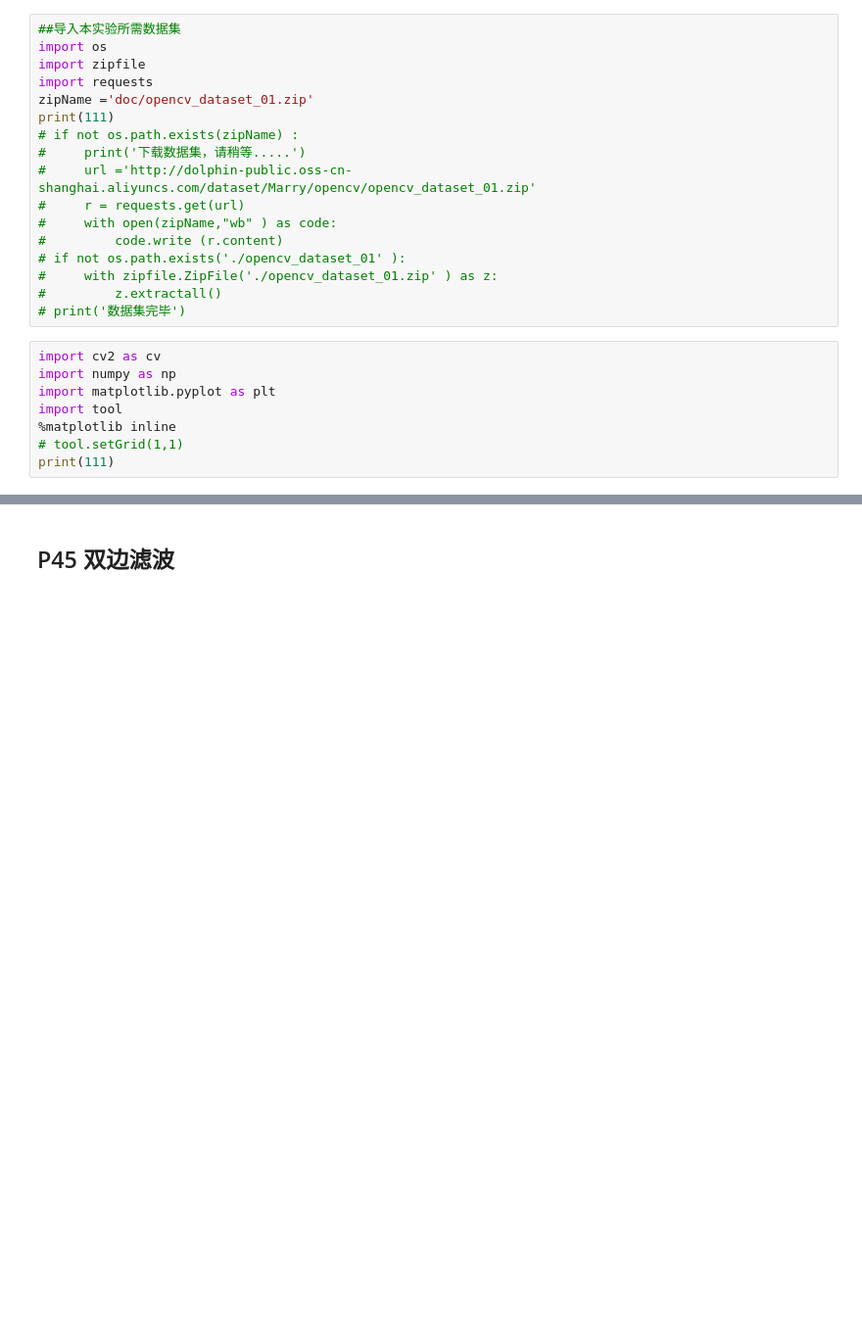
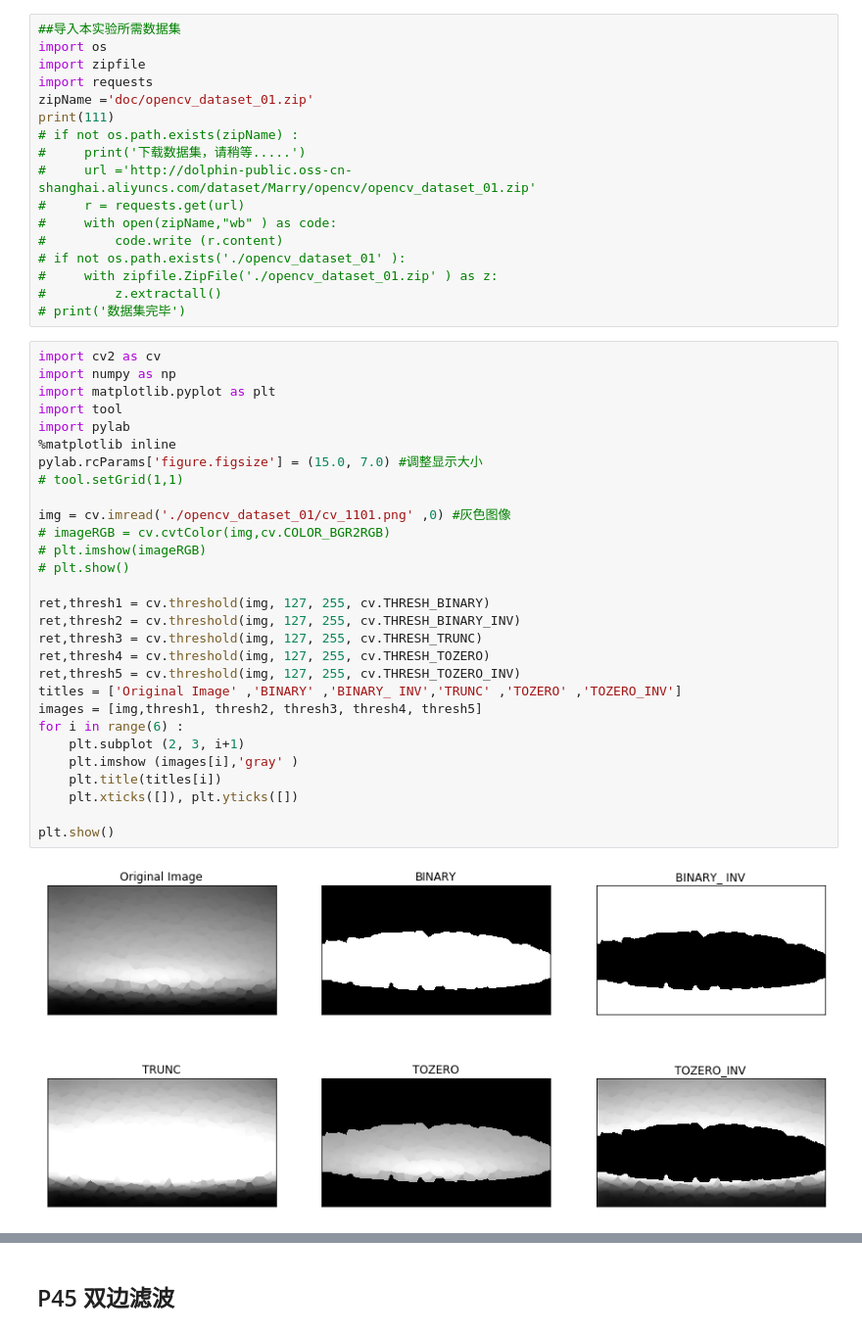
Before and after one commit to thetime50/opencv-practice, a Jupyter notebook: step4-p37.ipynb, the cells around one changed output, grey strips where cells are left out. Shown at 98% size. Saved outputs shown, nothing was run; the diff lists cells and outputs as text; blank space fills up the shorter version.

```diff
--- a/step4-p37.ipynb
+++ b/step4-p37.ipynb
@@ -22,11 +35,34 @@ print(111)
 #     with zipfile.ZipFile('./opencv_dataset_01.zip' ) as z:
 #         z.extractall()
 # print('数据集完毕')
-# %%
-import cv2 as cv
-import numpy as np
-import matplotlib.pyplot as plt
-import tool
-%matplotlib inline
-# tool.setGrid(1,1)
-print(111)
+# %%
+import cv2 as cv
+import numpy as np
+import matplotlib.pyplot as plt
+import tool
+import pylab
+%matplotlib inline
+pylab.rcParams['figure.figsize'] = (15.0, 7.0) #调整显示大小
+# tool.setGrid(1,1)
+
+img = cv.imread('./opencv_dataset_01/cv_1101.png' ,0) #灰色图像
+# imageRGB = cv.cvtColor(img,cv.COLOR_BGR2RGB)
+# plt.imshow(imageRGB)
+# plt.show()
+
+ret,thresh1 = cv.threshold(img, 127, 255, cv.THRESH_BINARY)
+ret,thresh2 = cv.threshold(img, 127, 255, cv.THRESH_BINARY_INV)
+ret,thresh3 = cv.threshold(img, 127, 255, cv.THRESH_TRUNC)
+ret,thresh4 = cv.threshold(img, 127, 255, cv.THRESH_TOZERO)
+ret,thresh5 = cv.threshold(img, 127, 255, cv.THRESH_TOZERO_INV)
+titles = ['Original Image' ,'BINARY' ,'BINARY_ INV','TRUNC' ,'TOZERO' ,'TOZERO_INV']
+images = [img,thresh1, thresh2, thresh3, thresh4, thresh5]
+for i in range(6) :
+    plt.subplot (2, 3, i+1)
+    plt.imshow (images[i],'gray' )
+    plt.title(titles[i])
+    plt.xticks([]), plt.yticks([])
+
+plt.show()
+# %% [output]
+[figure, added]
```
Also changed, not shown: parts of 14 cells of this notebook, 1 other file.
